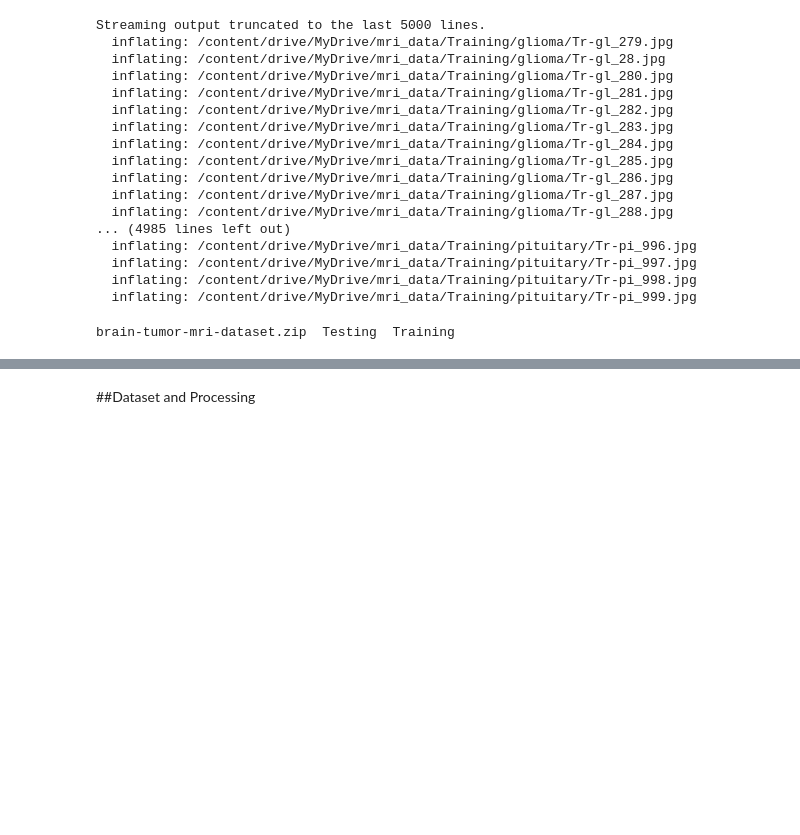
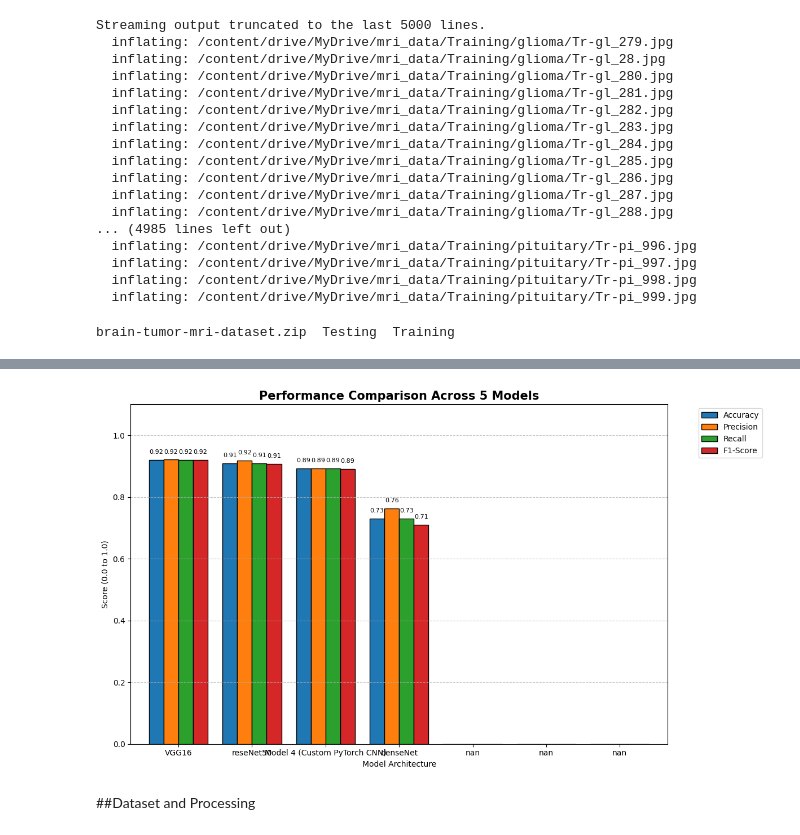
Before and after one commit to ShannonH98/PyTorch_Practice_Projects, a Jupyter notebook: MRI_Project.ipynb, the cells around one changed output, grey strips where cells are left out. Saved outputs shown, nothing was run; the diff lists cells and outputs as text; code cells hidden in the pictures; blank space fills up the shorter version.

```diff
--- a/MRI_Project.ipynb
+++ b/MRI_Project.ipynb
@@ -184,0 +339,68 @@ brain-tumor-mri-dataset.zip  Testing  Training
+# %%
+import pandas as pd
+import matplotlib.pyplot as plt
+import os
+import json
+
+# 1. SET YOUR ROOT DIRECTORY
+# This is the main folder that contains all your individual model folders
+root_dir = "/content/drive/MyDrive/models"
+
+all_results = []
+
+# 2. CRAWL THROUGH ALL FOLDERS
+for subdir, dirs, files in os.walk(root_dir):
+    for file in files:
+        if file.endswith(".json"):
+            file_path = os.path.join(subdir, file)
+
+            with open(file_path, 'r') as f:
+                try:
+                    data = json.load(f)
+                    # We append the data to our list
+                    all_results.append(data)
+                except Exception as e:
+                    print(f"Error loading {file_path}: {e}")
+
+# 3. CONVERT TO DATAFRAME & CLEAN
+df = pd.DataFrame(all_results)
+
+# Ensure 'Model Name' is the index and remove NaN values
+if 'Model Name' in df.columns:
+    df.set_index('Model Name', inplace=True)
+else:
+    print("Warning: 'Model Name' key not found in JSON files!")
+
+# Replace NaN with 0.0 (The 'Class Collapse' fix)
+df.fillna(0.0, inplace=True)
+
+# 4. CREATE THE RESEARCH TABLE
+# Sorting by F1-Score puts the best model at the top
+df_sorted = df.sort_values(by='F1-Score', ascending=False)
+print("\n--- Summary Table for Research Paper ---")
+print(df_sorted.round(4))
+
+# 5. CREATE THE COMPARISON GRAPH
+# A grouped bar chart allows for side-by-side comparison of metrics
+ax = df_sorted.plot(kind='bar', figsize=(12, 7), width=0.8, edgecolor='black')
+
+plt.title('Performance Comparison Across 5 Models', fontsize=15, fontweight='bold')
+plt.ylabel('Score (0.0 to 1.0)')
+plt.xlabel('Model Architecture')
+plt.ylim(0, 1.1)  # Extra room for labels
+plt.xticks(rotation=0) # Keep names horizontal
+plt.grid(axis='y', linestyle='--', alpha=0.7)
+plt.legend(bbox_to_anchor=(1.05, 1), loc='upper left')
+
+# Add values on top of bars
+for p in ax.patches:
+    if p.get_height() > 0:
+        ax.annotate(f'{p.get_height():.2f}',
+                    (p.get_x() + p.get_width() / 2., p.get_height()),
+                    ha='center', va='center', xytext=(0, 10),
+                    textcoords='offset points', fontsize=8)
+
+plt.tight_layout()
+plt.savefig('model_comparison_results.png', dpi=300)
+plt.show()
+# %% [output]
@@ -185,3 +424,4 @@ brain-tumor-mri-dataset.zip  Testing  Training
+[figure, added]
 # %% [markdown]
 ##Dataset and Processing
 # %%
```
Also changed, not shown: parts of 7 cells of this notebook.
